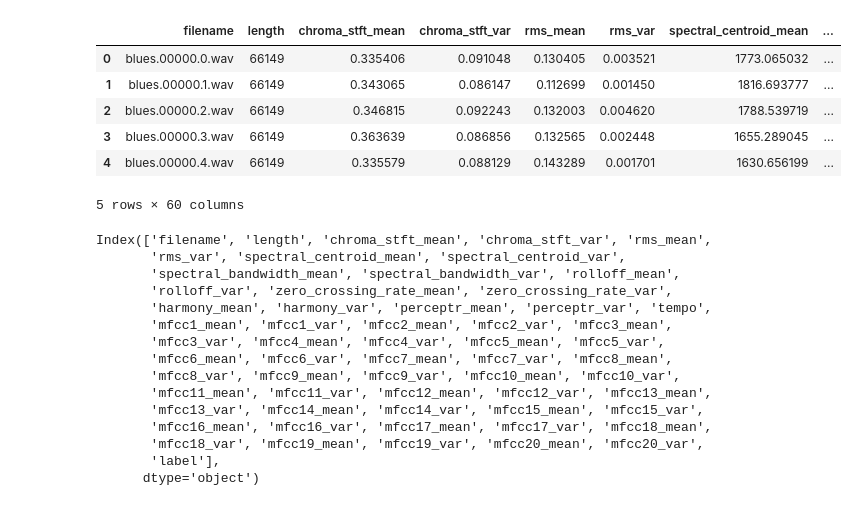
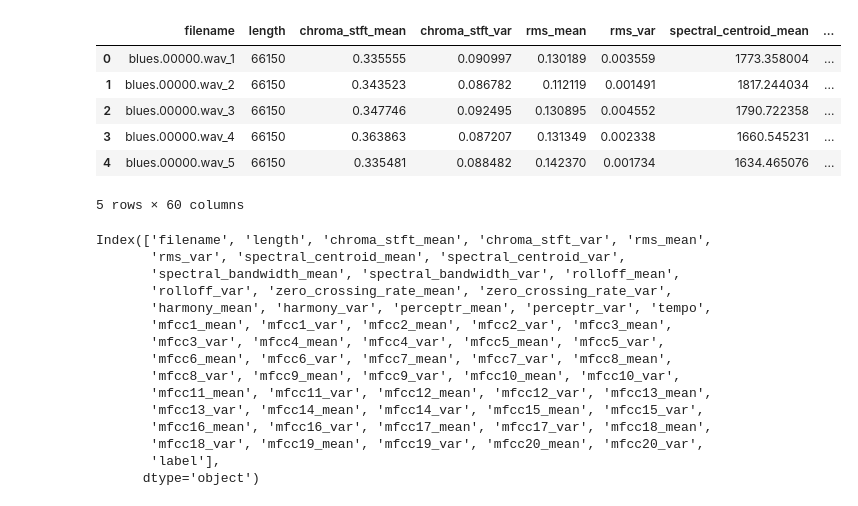
Before and after one commit to mascee/Music_Project, a Jupyter notebook: GTZAN_csv_based.ipynb, the cells around one changed output. Saved outputs shown, nothing was run; the diff lists cells and outputs as text; code cells hidden in the pictures.

```diff
--- a/GTZAN_csv_based.ipynb
+++ b/GTZAN_csv_based.ipynb
@@ -13,21 +16,20 @@ from sklearn.ensemble import RandomForestClassifier
 
 from xgboost import XGBClassifier
 import xgboost as xgb
-# %%
-# Read csv file
-# Data was downloaded from https://www.kaggle.com/datasets/andradaolteanu/gtzan-dataset-music-genre-classification
-#There are audio files and csv file. For this part csv with 30 sec music features was used.
-path = "Resources\\GTZAN\\features_3_sec.csv"
-df = pd.read_csv(path)
-df.head()
-# %% [output]
-|  | filename | length | chroma_stft_mean | chroma_stft_var | rms_mean | rms_var | spectral_centroid_mean | ... |
-| 0 | blues.00000.0.wav | 66149 | 0.335406 | 0.091048 | 0.130405 | 0.003521 | 1773.065032 | ... |
-| 1 | blues.00000.1.wav | 66149 | 0.343065 | 0.086147 | 0.112699 | 0.001450 | 1816.693777 | ... |
-| 2 | blues.00000.2.wav | 66149 | 0.346815 | 0.092243 | 0.132003 | 0.004620 | 1788.539719 | ... |
-| 3 | blues.00000.3.wav | 66149 | 0.363639 | 0.086856 | 0.132565 | 0.002448 | 1655.289045 | ... |
-| 4 | blues.00000.4.wav | 66149 | 0.335579 | 0.088129 | 0.143289 | 0.001701 | 1630.656199 | ... |
-5 rows × 60 columns
+# %%
+# Read csv file
+#path = "csv\\mldata_v2.csv"
+path = "csv\\mldata.csv"
+df = pd.read_csv(path)
+df.head()
+# %% [output]
+|  | filename | length | chroma_stft_mean | chroma_stft_var | rms_mean | rms_var | spectral_centroid_mean | ... |
+| 0 | blues.00000.wav_1 | 66150 | 0.335555 | 0.090997 | 0.130189 | 0.003559 | 1773.358004 | ... |
+| 1 | blues.00000.wav_2 | 66150 | 0.343523 | 0.086782 | 0.112119 | 0.001491 | 1817.244034 | ... |
+| 2 | blues.00000.wav_3 | 66150 | 0.347746 | 0.092495 | 0.130895 | 0.004552 | 1790.722358 | ... |
+| 3 | blues.00000.wav_4 | 66150 | 0.363863 | 0.087207 | 0.131349 | 0.002338 | 1660.545231 | ... |
+| 4 | blues.00000.wav_5 | 66150 | 0.335481 | 0.088482 | 0.142370 | 0.001734 | 1634.465076 | ... |
+5 rows × 60 columns
 # %%
 df.columns
 # %% [output]
```
Also changed, not shown: parts of 17 cells of this notebook, 4 other files.
